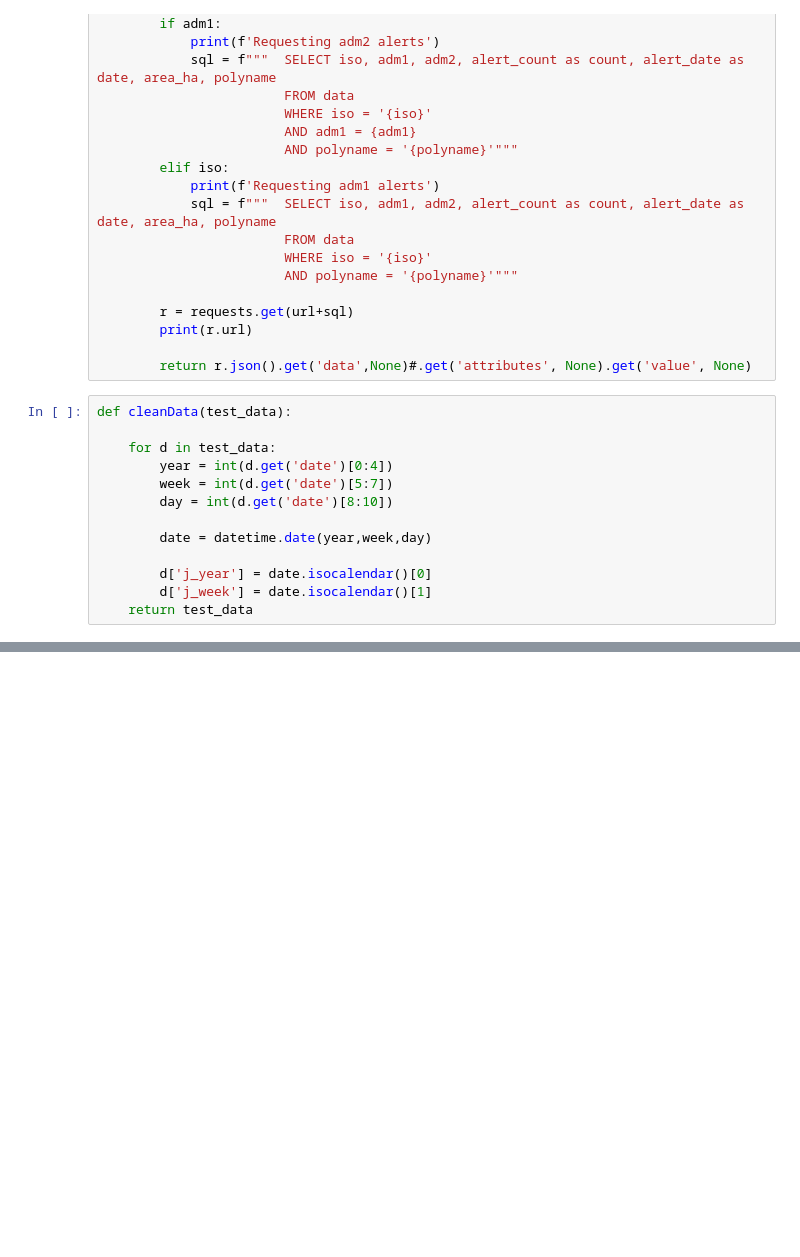
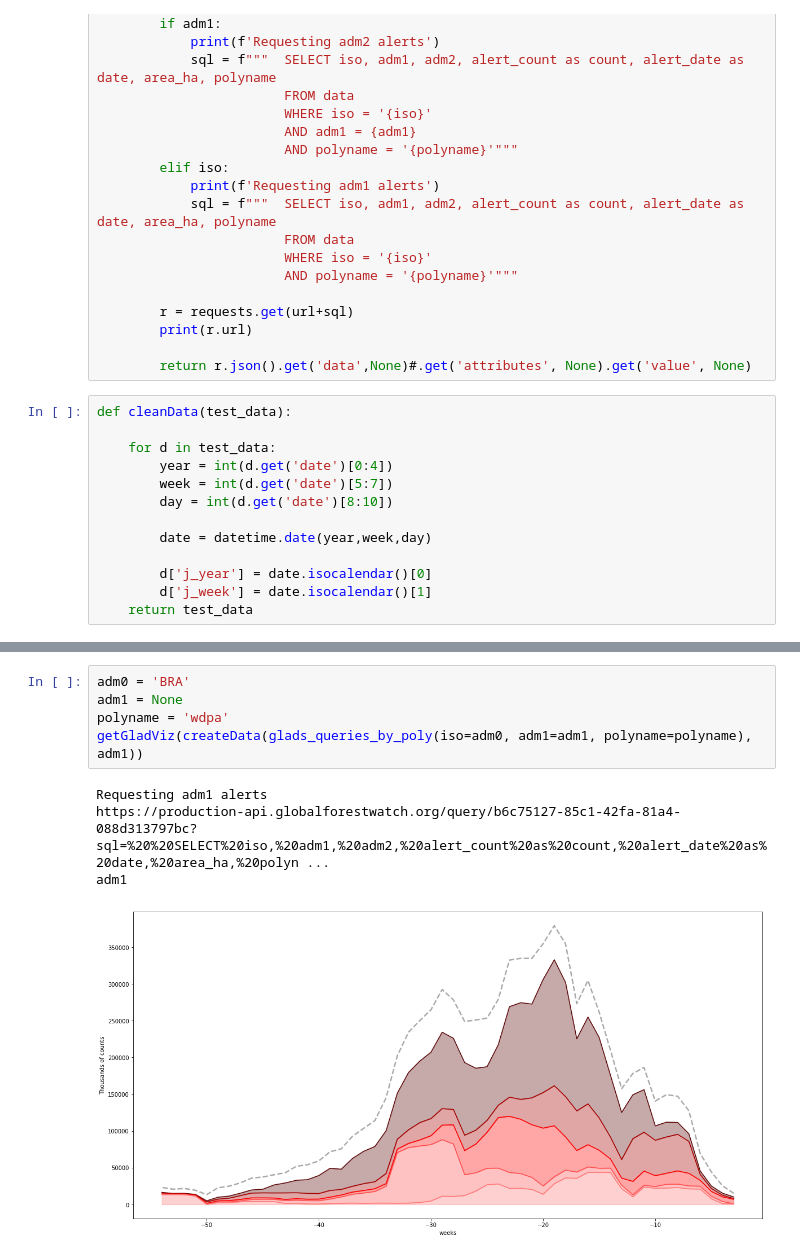
Before and after one commit to Vizzuality/gfw_nbks, a Jupyter notebook: GLADs-Biodiversity.ipynb, the cells around one changed output, grey strips where cells are left out. Saved outputs shown, nothing was run; the diff lists cells and outputs as text; blank space fills up the shorter version.

```diff
--- a/GLADs-Biodiversity.ipynb
+++ b/GLADs-Biodiversity.ipynb
@@ -377,0 +493,10 @@ plt.show()
+# %%
+adm0 = 'BRA'
+adm1 = None
+polyname = 'wdpa'
+getGladViz(createData(glads_queries_by_poly(iso=adm0, adm1=adm1, polyname=polyname), adm1))
+# %% [output]
+Requesting adm1 alerts
+https://production-api.globalforestwatch.org/query/b6c75127-85c1-42fa-81a4-088d313797bc?sql=%20%20SELECT%20iso,%20adm1,%20adm2,%20alert_count%20as%20count,%20alert_date%20as%20date,%20area_ha,%20polyn ...
+adm1
+[figure, added]
```
Also changed, not shown: parts of 15 cells of this notebook.
